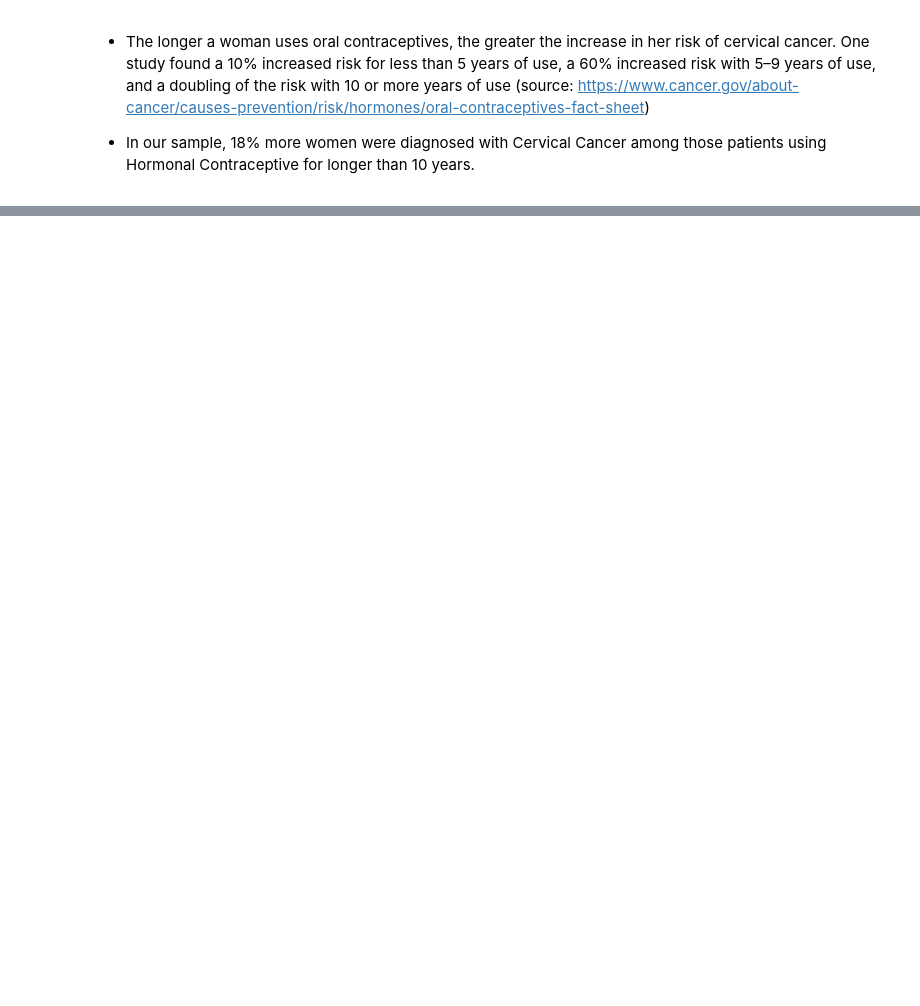
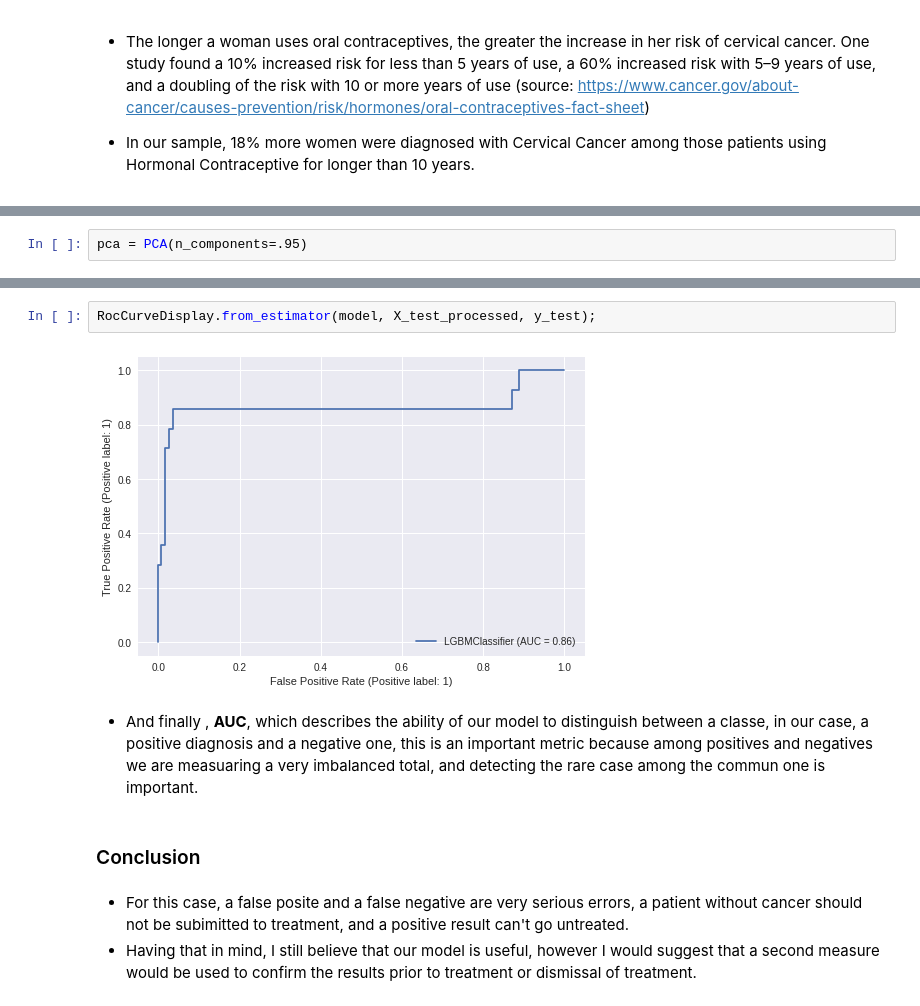
Before and after one commit to paulapipkin/Cervical_Cancer_Risk-Factor, a Jupyter notebook: Project_2_Cervical_Cancer_Risk_Paula_Pipkin.ipynb, the cells around one changed output, grey strips where cells are left out. Saved outputs shown, nothing was run; the diff lists cells and outputs as text; blank space fills up the shorter version.

```diff
--- a/Project_2_Cervical_Cancer_Risk_Paula_Pipkin.ipynb
+++ b/Project_2_Cervical_Cancer_Risk_Paula_Pipkin.ipynb
@@ -419,0 +686,2 @@ ax.set_title('Cervical Cancer vs Period of Hormonal Contraceptives Use ', fontsi
+# %%
+pca = PCA(n_components=.95)
@@ -419,0 +775,11 @@ ax.set_title('Cervical Cancer vs Period of Hormonal Contraceptives Use ', fontsi
+# %%
+RocCurveDisplay.from_estimator(model, X_test_processed, y_test);
+# %% [output]
+[figure, added]
+# %% [markdown]
+- And finally , **AUC**, which describes the ability of our model to distinguish between a classe, in our case, a positive diagnosis and a negative one, this is an important metric because among positives and negatives we are measuaring a very imbalanced total, and detecting the rare case among the commun one is important.
+# %% [markdown]
+### Conclusion
+# %% [markdown]
+- For this case, a false posite and a false negative are very serious errors, a patient without cancer should not be subimitted to treatment, and a positive result can't go untreated.
+- Having that in mind, I still believe that our model is useful, however I would suggest that a second measure would be used to confirm the results prior to treatment or dismissal of treatment.
```
Also changed, not shown: parts of 64 cells of this notebook.
